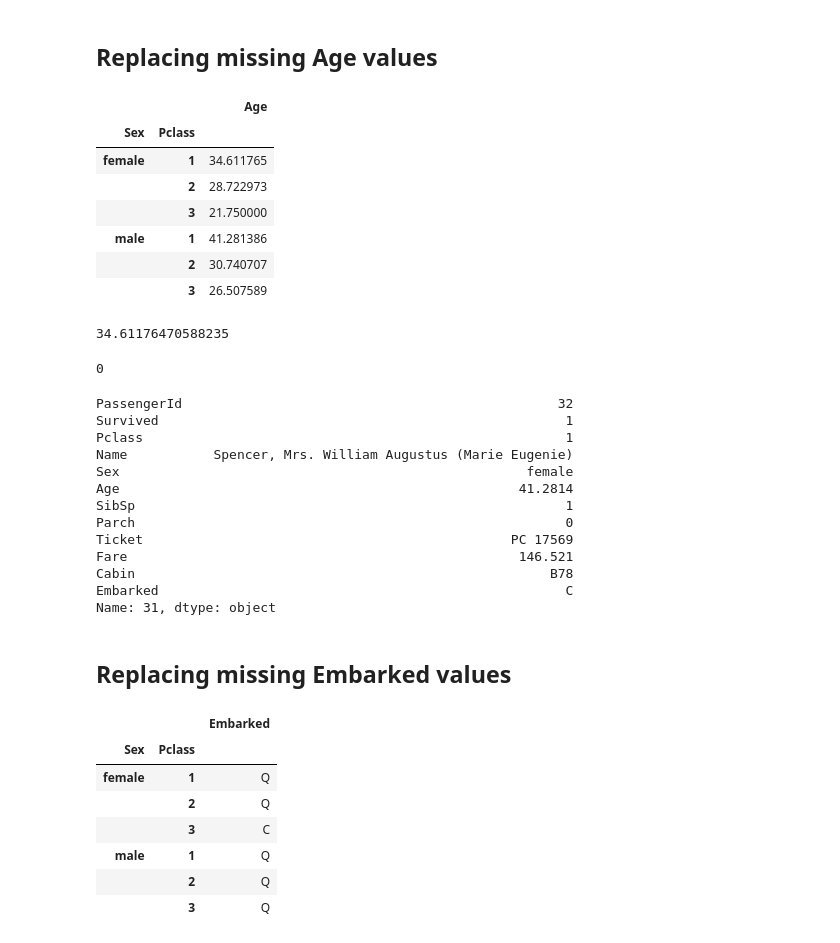
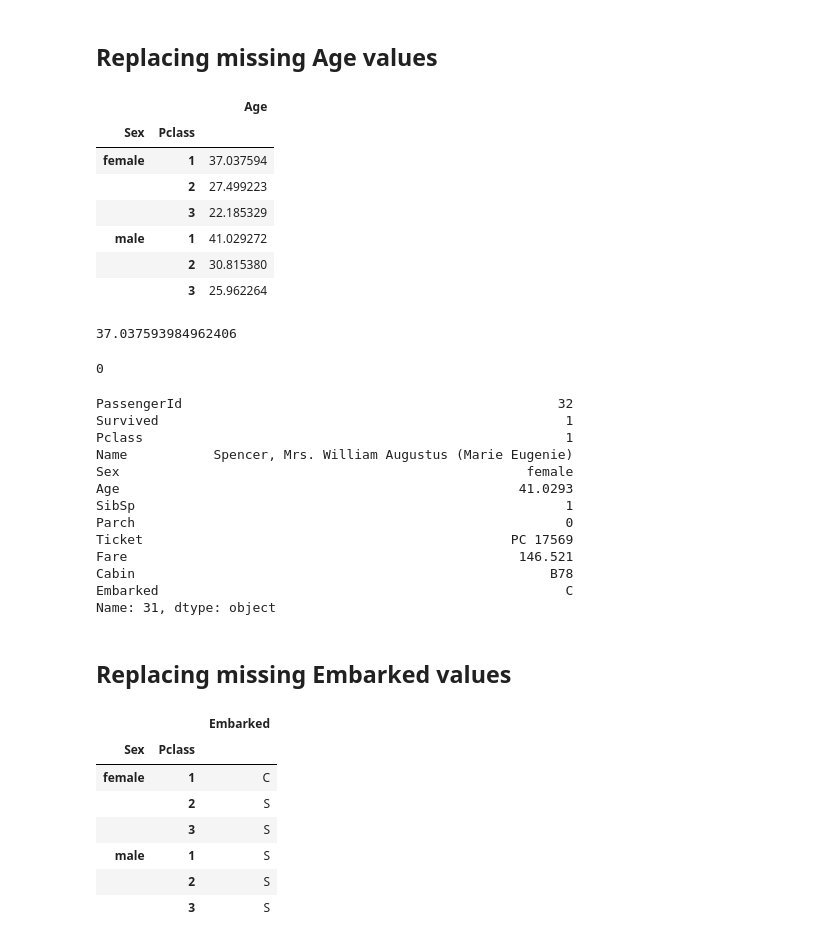
Before and after one commit to SkaarFacee/MachineLearning, a Jupyter notebook: workspace.ipynb, the cells around one changed output. Cells and saved outputs as stored; diff of their text form; code cells hidden in the pictures.

```diff
--- a/workspace.ipynb
+++ b/workspace.ipynb
@@ -11,7 +12,9 @@ uploaded = files.upload()
 Saving train.csv to train.csv
 # %%
 import io
-data = pd.read_csv(io.BytesIO(uploaded['train.csv']))
+data1 = pd.read_csv(io.BytesIO(uploaded['train.csv']))
+data2=pd.read_csv(io.BytesIO(uploaded['test.csv']))
+data=pd.concat([data1,data2])
 # %% [markdown]
 # Quick Look at the data
 # %%
@@ -377,16 +380,16 @@ mean_vals
 # %% [output]
 |  |  | Age |
 | Sex | Pclass |  |
-| female | 1 | 34.611765 |
-|  | 2 | 28.722973 |
-|  | 3 | 21.750000 |
-| male | 1 | 41.281386 |
-|  | 2 | 30.740707 |
-|  | 3 | 26.507589 |
+| female | 1 | 37.037594 |
+|  | 2 | 27.499223 |
+|  | 3 | 22.185329 |
+| male | 1 | 41.029272 |
+|  | 2 | 30.815380 |
+|  | 3 | 25.962264 |
 # %%
 mean_vals.iloc[0]["Age"]
 # %% [output]
-34.61176470588235
+37.037593984962406
 # %%
 num=0
 for sex in ['male','female']:
@@ -405,7 +408,7 @@ Survived                                                    1
 Pclass                                                      1
 Name           Spencer, Mrs. William Augustus (Marie Eugenie)
 Sex                                                    female
-Age                                                   41.2814
+Age                                                   41.0293
 SibSp                                                       1
 Parch                                                       0
 Ticket                                               PC 17569
@@ -416,13 +419,13 @@ Name: 31, dtype: object
 # %% [markdown]
 ## Replacing missing Embarked values
 # %%
-data[["Sex","Pclass","Embarked"]].groupby(["Sex","Pclass"]).agg(lambda x:x.value_counts().index[2])
+data[["Sex","Pclass","Embarked"]].groupby(["Sex","Pclass"]).agg(lambda x:x.value_counts().index[0])
 # %% [output]
 |  |  | Embarked |
 | Sex | Pclass |  |
-| female | 1 | Q |
-|  | 2 | Q |
-|  | 3 | C |
-| male | 1 | Q |
-|  | 2 | Q |
-|  | 3 | Q |
+| female | 1 | C |
+|  | 2 | S |
+|  | 3 | S |
+| male | 1 | S |
+|  | 2 | S |
+|  | 3 | S |
```
Also changed, not shown: parts of 33 cells of this notebook.
